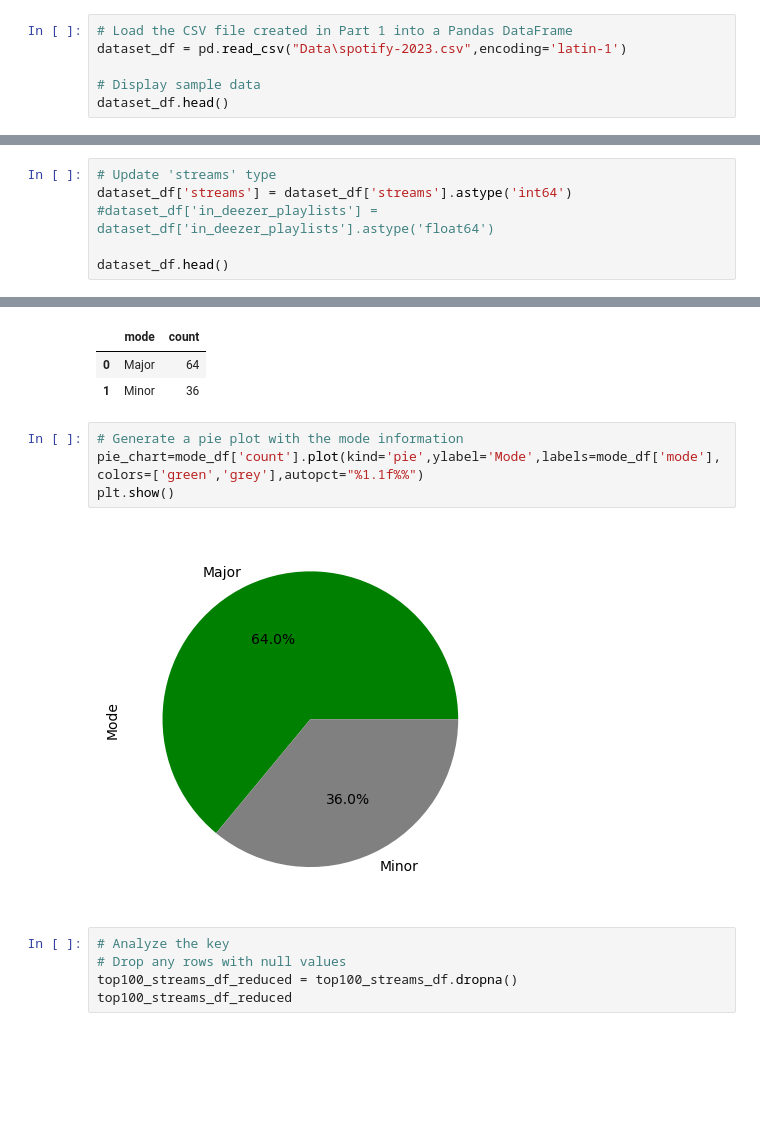
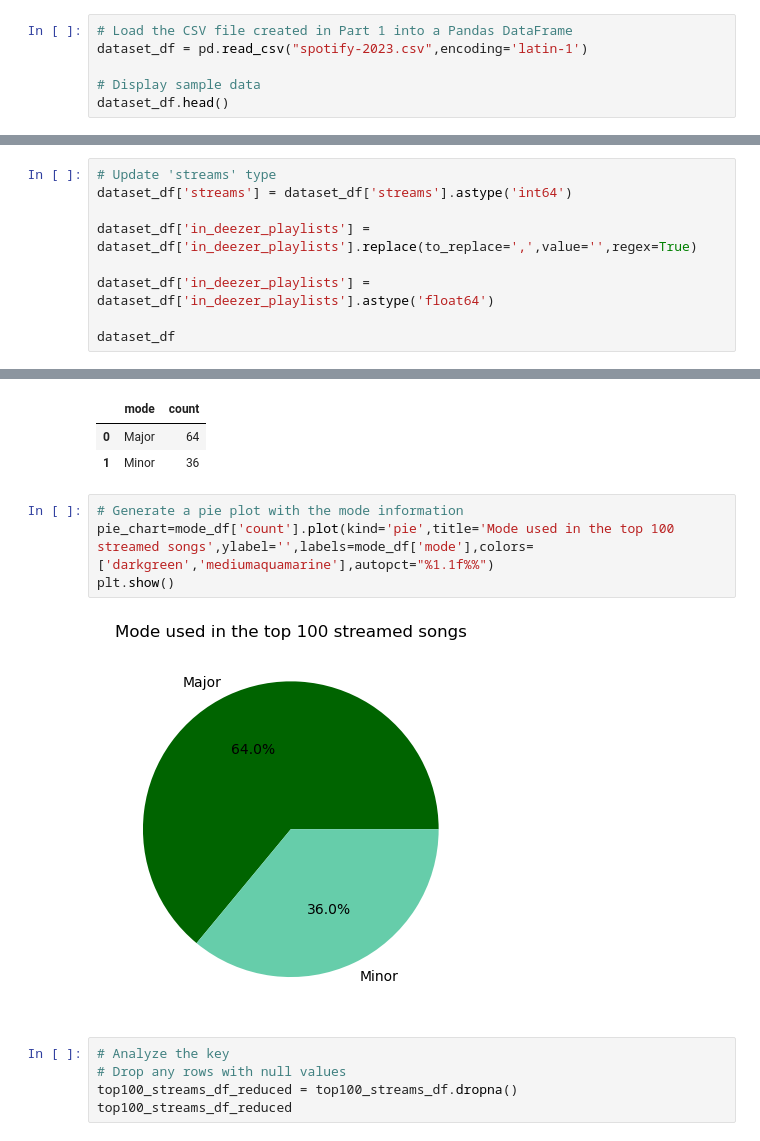
Before and after one commit to luisrodriguezror/project1, a Jupyter notebook: dani.ipynb, the cells around one changed output, grey strips where cells are left out. Cells and saved outputs as stored; diff of their text form; blank space fills up the shorter version.

Commit message:
Charts for presentation

```diff
--- a/dani.ipynb
+++ b/dani.ipynb
@@ -6,7 +6,7 @@ import numpy as np
 import pandas as pd
 # %%
 # Load the CSV file created in Part 1 into a Pandas DataFrame
-dataset_df = pd.read_csv("Data\spotify-2023.csv",encoding='latin-1')
+dataset_df = pd.read_csv("spotify-2023.csv",encoding='latin-1')
 
 # Display sample data
 dataset_df.head()
@@ -55,9 +55,12 @@ dtype: object
 # %%
 # Update 'streams' type
 dataset_df['streams'] = dataset_df['streams'].astype('int64')
-#dataset_df['in_deezer_playlists'] = dataset_df['in_deezer_playlists'].astype('float64')
 
-dataset_df.head()
+dataset_df['in_deezer_playlists'] = dataset_df['in_deezer_playlists'].replace(to_replace=',',value='',regex=True)
+
+dataset_df['in_deezer_playlists'] = dataset_df['in_deezer_playlists'].astype('float64')
+
+dataset_df
 # %% [output]
 |  | track_name | artist(s)_name | artist_count | released_year | released_month | released_day | ... |
 | 0 | Seven (feat. Latto) (Explicit Ver.) | Latto, Jung Kook | 2 | 2023 | 7 | 14 | ... |
@@ -350,10 +359,10 @@ mode_df
 | 1 | Minor | 36 |
 # %%
 # Generate a pie plot with the mode information
-pie_chart=mode_df['count'].plot(kind='pie',ylabel='Mode',labels=mode_df['mode'],colors=['green','grey'],autopct="%1.1f%%")
+pie_chart=mode_df['count'].plot(kind='pie',title='Mode used in the top 100 streamed songs',ylabel='',labels=mode_df['mode'],colors=['darkgreen','mediumaquamarine'],autopct="%1.1f%%")
 plt.show()
 # %% [output]
-[figure, old version]
+[figure, new version]
 # %%
 # Analyze the key
 # Drop any rows with null values
```
Also changed, not shown: parts of 6 cells of this notebook.
